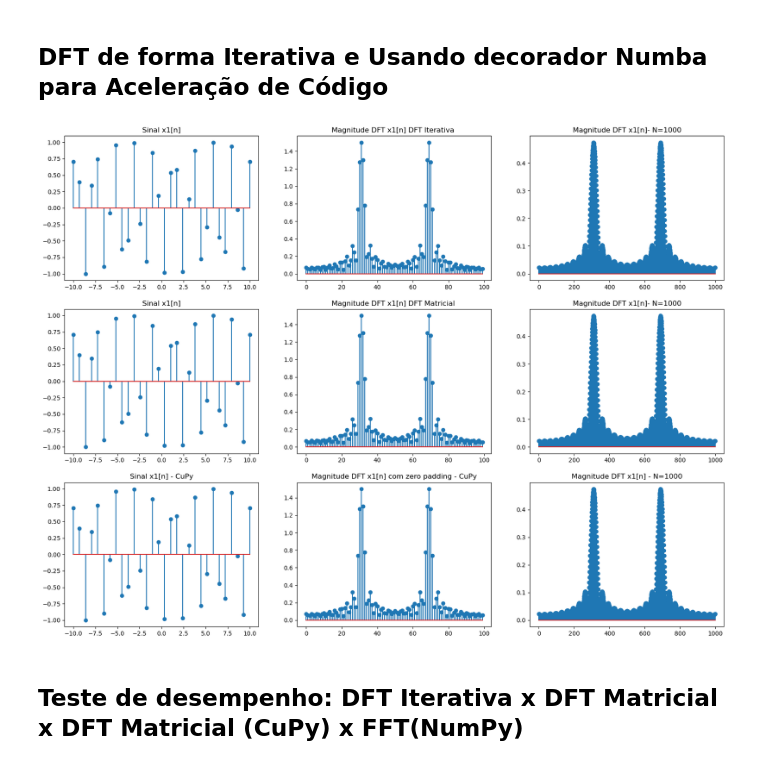
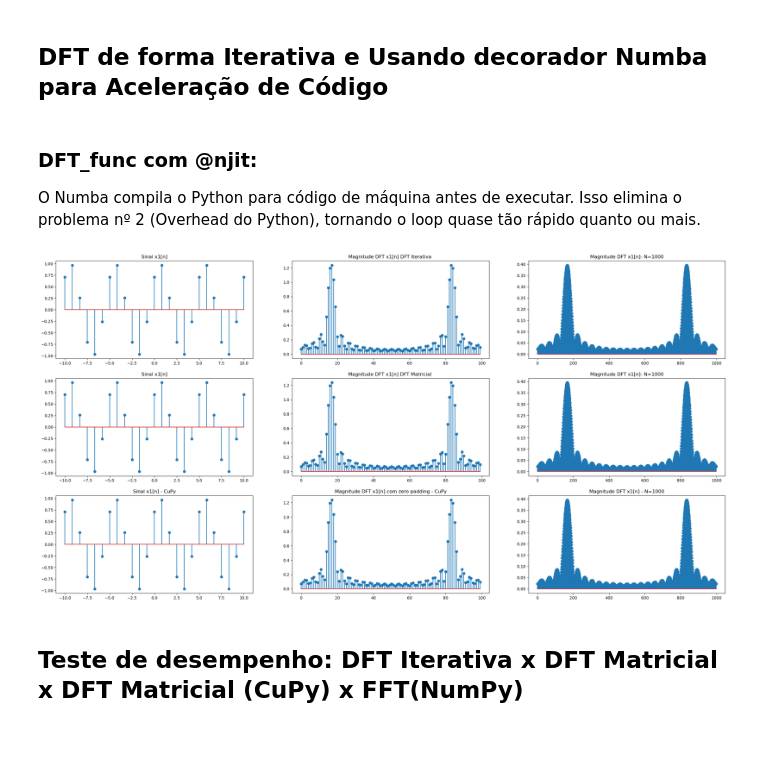
Before and after one commit to elmerfariass/PDS, a Jupyter notebook: DFTmatrix.ipynb, the cells around one changed output. Drawn from its saved outputs; the diff is of its cells as text; code cells hidden in the pictures; blank space fills up the shorter version.

```diff
--- a/DFTmatrix.ipynb
+++ b/DFTmatrix.ipynb
@@ -297,8 +304,11 @@ def DFT_func(signal, N):
             X[k] += sig[n] * (np.exp((-2j * np.pi * k * n) / N))  # soma os valores da DFT
 
     return X / np.sqrt(N)  # normaliza a DFT
+# %% [markdown]
+### DFT_func com @njit:
+ O Numba compila o Python para código de máquina antes de executar. Isso elimina o problema nº 2 (Overhead do Python), tornando o loop quase tão rápido quanto ou mais.
 # %%
-L1= 30
+L1= 25
 N1= 100
 
 n1= np.linspace(-10,10,L1)
@@ -312,35 +322,35 @@ X2_DFT= DFT_func_matricial(x1,N=N1) #DFT do sinal x2, L2=100 > N2=80, truncado
 
 X3_DFT= DFT_func(x1,N=1000) #DFT do sinal x2, L2=100 < N=1000
 
 X4_DFT= DFT_func_matricial(x1,N=1000) #DFT do sinal x2, L2=100 > N=1000
 
 X5_DFT= DFT_func_cupy(x1,N=N1) #DFT do sinal x2, L2=100 > N=1000 usando CuPy
 
 X6_DFT= DFT_func_cupy(x1,N=1000) #DFT do sinal x2, L2=100 > N=1000 usando CuPy
 
-fig , axs= plt.subplots(3,3, figsize=(20,15))
+fig , axs= plt.subplots(3,3, figsize=(30,15))
 
 axs[0,0].stem(n1,x1)
 axs[0,0].set_title('Sinal x1[n]')
 axs[1,0].stem(n1,x1)
 axs[1,0].set_title('Sinal x1[n]')
 axs[0,1].stem(np.abs(X1_DFT))
 axs[0,1].set_title('Magnitude DFT x1[n] DFT Iterativa ')
 axs[1,1].stem(np.abs(X2_DFT))
 axs[1,1].set_title('Magnitude DFT x1[n] DFT Matricial ')
 axs[0,2].stem(np.abs(X3_DFT))
 axs[0,2].set_title('Magnitude DFT x1[n]- N=1000')
 axs[1,2].stem(np.abs(X4_DFT))
 axs[1,2].set_title('Magnitude DFT x1[n]- N=1000')
 axs[2,0].stem(n1,x1)
 axs[2,0].set_title('Sinal x1[n] - CuPy')
 axs[2,1].stem(np.abs(X5_DFT))
 axs[2,1].set_title('Magnitude DFT x1[n] com zero padding - CuPy')
 axs[2,2].stem(np.abs(X6_DFT))
 axs[2,2].set_title('Magnitude DFT x1[n] - N=1000')
 plt.show()
 # %% [output]
-[figure, old version]
+[figure, new version]
 # %%
 def DFT_func_puro(signal, N):
     L = len(signal)  # tamanho do sinal
```
Also changed, not shown: parts of 1 cell of this notebook.
